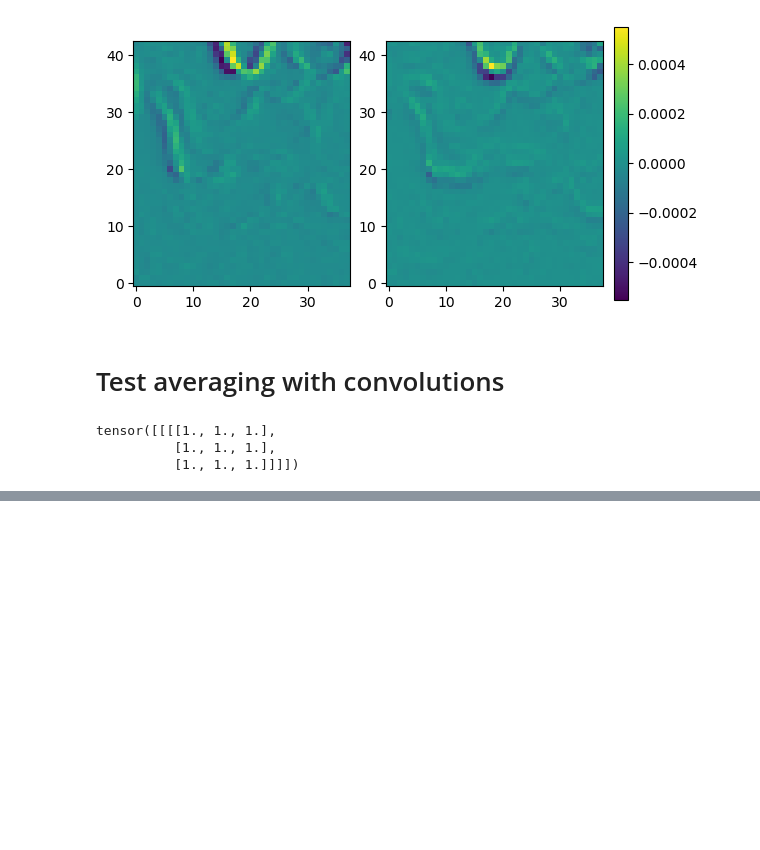
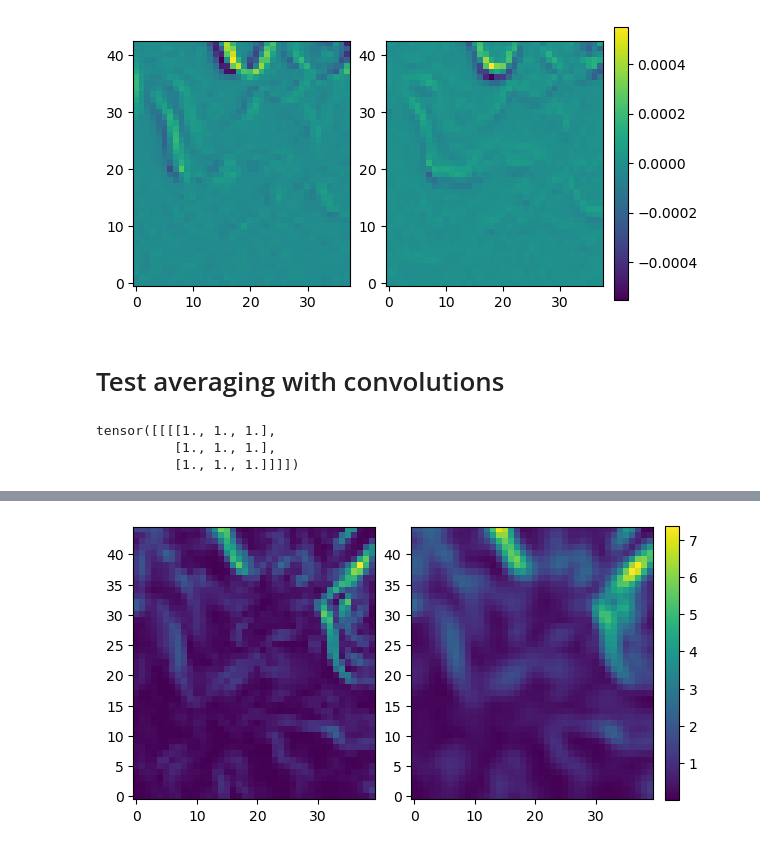
Before and after one commit to anastasiaGor/oceanDataNotebooks, a Jupyter notebook: density_ML/26-function_test_on_data.ipynb, the cells around one changed output, grey strips where cells are left out. Cells and saved outputs as stored; diff of their text form; code cells hidden in the pictures; blank space fills up the shorter version.

```diff
--- a/density_ML/26-function_test_on_data.ipynb
+++ b/density_ML/26-function_test_on_data.ipynb
@@ -190,0 +193,6 @@ plt.show()
+# %%
+average3x3_flatten = torch.nn.functional.conv2d(padded_data.flatten(start_dim=0, end_dim=1)[:,None,:,:], \
+                           weights, \
+                           bias=None, stride=1, padding='valid', dilation=1, groups=1)
+# %%
+average3x3_unflatten = average3x3_flatten[:,0,:,:].unflatten(dim=0, sizes=(batch_len, nb_levels))
@@ -190,0 +203,9 @@ plt.show()
+# %%
+fig, ax = plt.subplots(1, 2, constrained_layout=True, figsize=(6, 3.5))
+index = 0
+ax[0].imshow(data_diff[index,-1,:,:], origin='lower')
+img = ax[1].imshow(average3x3_unflatten[index,-1,:,:], origin='lower')
+fig.colorbar(img, ax=ax[-1], shrink=0.8)
+plt.show()
+# %% [output]
+[figure, added]
```
Also changed, not shown: parts of 8 cells of this notebook, 1 other file.
